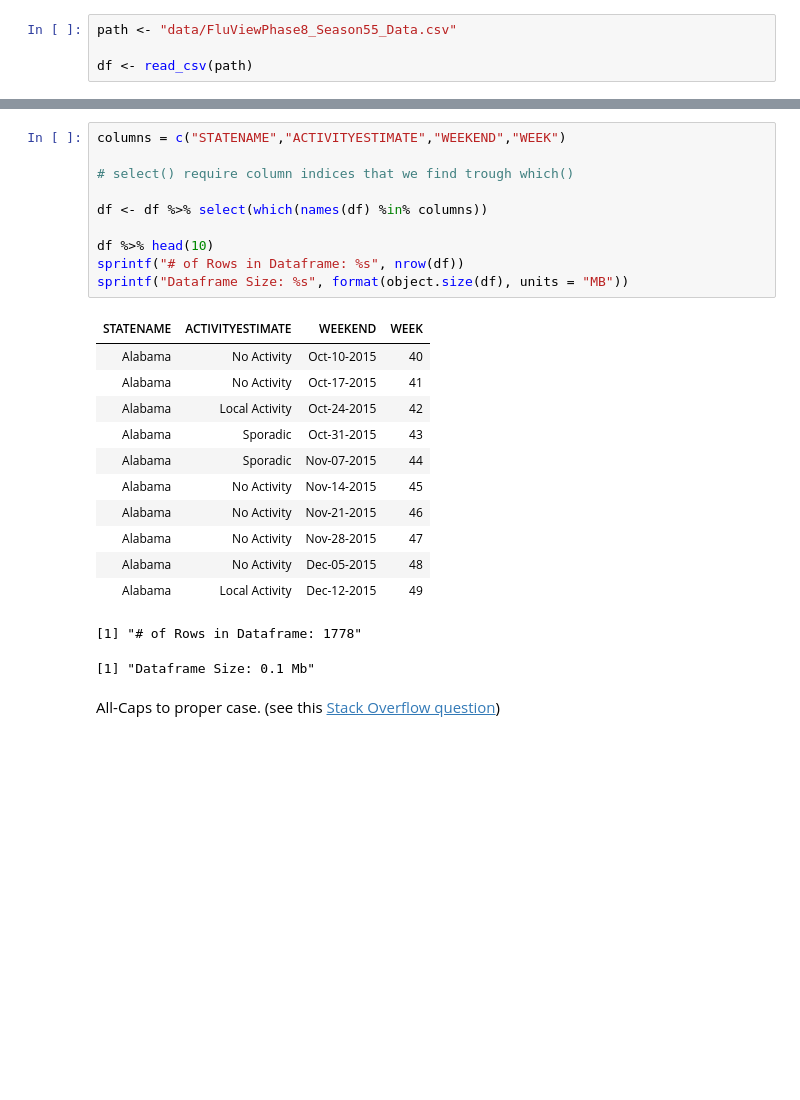
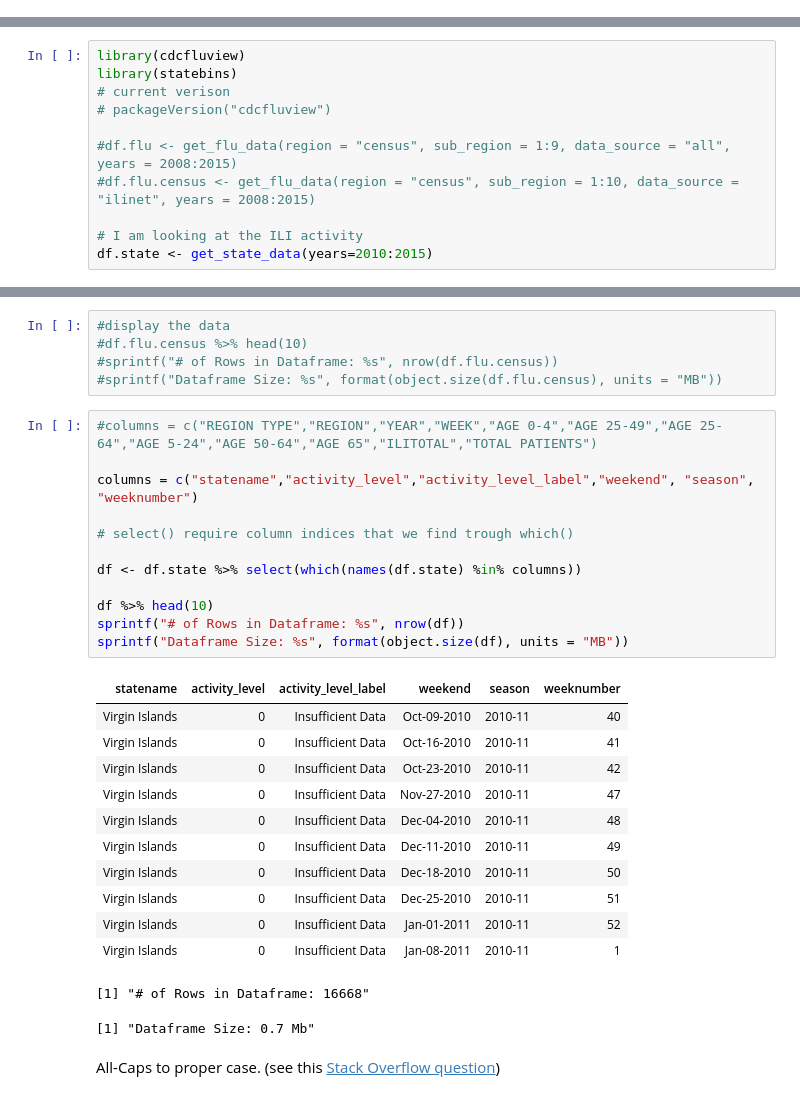
Before and after one commit to smrtnrd/data-exploration-influenza, a Jupyter notebook: influenza_data_nm.ipynb, the cells around one changed output, grey strips where cells are left out. Drawn from its saved outputs; the diff is of its cells as text; blank space fills up the shorter version.

Commit message:
Added CDC data

```diff
--- a/influenza_data_nm.ipynb
+++ b/influenza_data_nm.ipynb
@@ -41,4 +61,0 @@ We load the data using readr and read_csv() since it's faster. Since there is a
-# %%
-path <- "data/FluViewPhase8_Season55_Data.csv"
-
-df <- read_csv(path)
@@ -56,2 +64,13 @@ cols(
+# %%
+library(cdcfluview)
+library(statebins)
+# current verison
+# packageVersion("cdcfluview")
+
+#df.flu <- get_flu_data(region = "census", sub_region = 1:9, data_source = "all", years = 2008:2015)
+#df.flu.census <- get_flu_data(region = "census", sub_region = 1:10, data_source = "ilinet", years = 2008:2015)
+
+# I am looking at the ILI activity
+df.state <- get_state_data(years=2010:2015)
 # %%
 #display the data
@@ -75,27 +99,34 @@ sprintf("Dataframe Size: %s", format(object.size(df), units = "MB"))
+# %%
+#display the data
+#df.flu.census %>% head(10)
+#sprintf("# of Rows in Dataframe: %s", nrow(df.flu.census))
+#sprintf("Dataframe Size: %s", format(object.size(df.flu.census), units = "MB"))
 # %%
-columns = c("STATENAME","ACTIVITYESTIMATE","WEEKEND","WEEK")
+#columns = c("REGION TYPE","REGION","YEAR","WEEK","AGE 0-4","AGE 25-49","AGE 25-64","AGE 5-24","AGE 50-64","AGE 65","ILITOTAL","TOTAL PATIENTS")
+
+columns = c("statename","activity_level","activity_level_label","weekend", "season", "weeknumber")
 
 # select() require column indices that we find trough which()
 
-df <- df %>% select(which(names(df) %in% columns))
+df <- df.state %>% select(which(names(df.state) %in% columns))
 
 df %>% head(10)
 sprintf("# of Rows in Dataframe: %s", nrow(df))
 sprintf("Dataframe Size: %s", format(object.size(df), units = "MB"))
 # %% [output]
-| STATENAME | ACTIVITYESTIMATE | WEEKEND | WEEK |
-| Alabama | No Activity | Oct-10-2015 | 40 |
-| Alabama | No Activity | Oct-17-2015 | 41 |
-| Alabama | Local Activity | Oct-24-2015 | 42 |
-| Alabama | Sporadic | Oct-31-2015 | 43 |
-| Alabama | Sporadic | Nov-07-2015 | 44 |
-| Alabama | No Activity | Nov-14-2015 | 45 |
-| Alabama | No Activity | Nov-21-2015 | 46 |
-| Alabama | No Activity | Nov-28-2015 | 47 |
-| Alabama | No Activity | Dec-05-2015 | 48 |
-| Alabama | Local Activity | Dec-12-2015 | 49 |
+| statename | activity_level | activity_level_label | weekend | season | weeknumber |
+| Virgin Islands | 0 | Insufficient Data | Oct-09-2010 | 2010-11 | 40 |
+| Virgin Islands | 0 | Insufficient Data | Oct-16-2010 | 2010-11 | 41 |
+| Virgin Islands | 0 | Insufficient Data | Oct-23-2010 | 2010-11 | 42 |
+| Virgin Islands | 0 | Insufficient Data | Nov-27-2010 | 2010-11 | 47 |
+| Virgin Islands | 0 | Insufficient Data | Dec-04-2010 | 2010-11 | 48 |
+| Virgin Islands | 0 | Insufficient Data | Dec-11-2010 | 2010-11 | 49 |
+| Virgin Islands | 0 | Insufficient Data | Dec-18-2010 | 2010-11 | 50 |
+| Virgin Islands | 0 | Insufficient Data | Dec-25-2010 | 2010-11 | 51 |
+| Virgin Islands | 0 | Insufficient Data | Jan-01-2011 | 2010-11 | 52 |
+| Virgin Islands | 0 | Insufficient Data | Jan-08-2011 | 2010-11 | 1 |
-[1] "# of Rows in Dataframe: 1778"
+[1] "# of Rows in Dataframe: 16668"
-[1] "Dataframe Size: 0.1 Mb"
+[1] "Dataframe Size: 0.7 Mb"
 # %% [markdown]
 All-Caps to proper case. (see this [Stack Overflow question](http://stackoverflow.com/questions/15776732/how-to-convert-a-vector-of-strings-to-title-case))
 # %%
```
Also changed, not shown: parts of 14 cells of this notebook, 3 other files.
